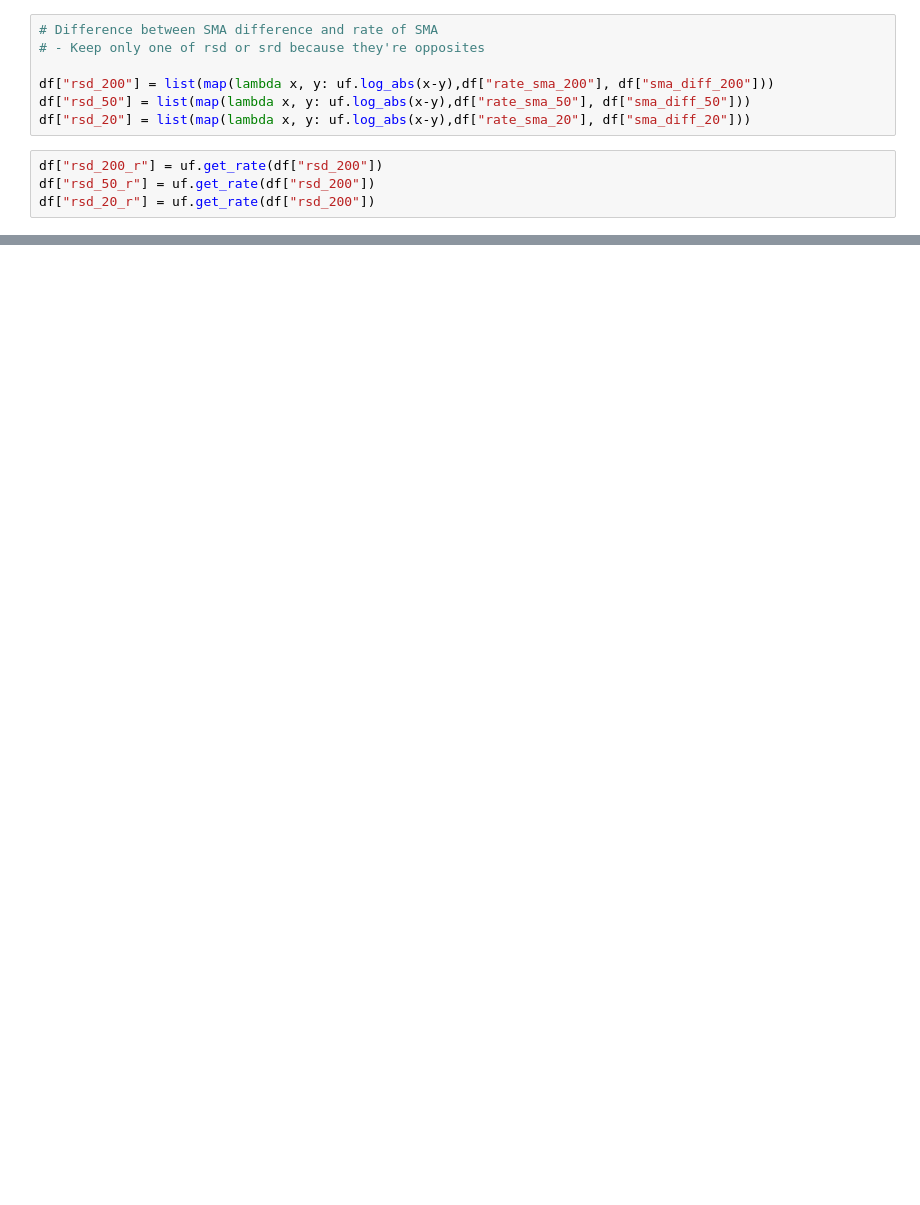
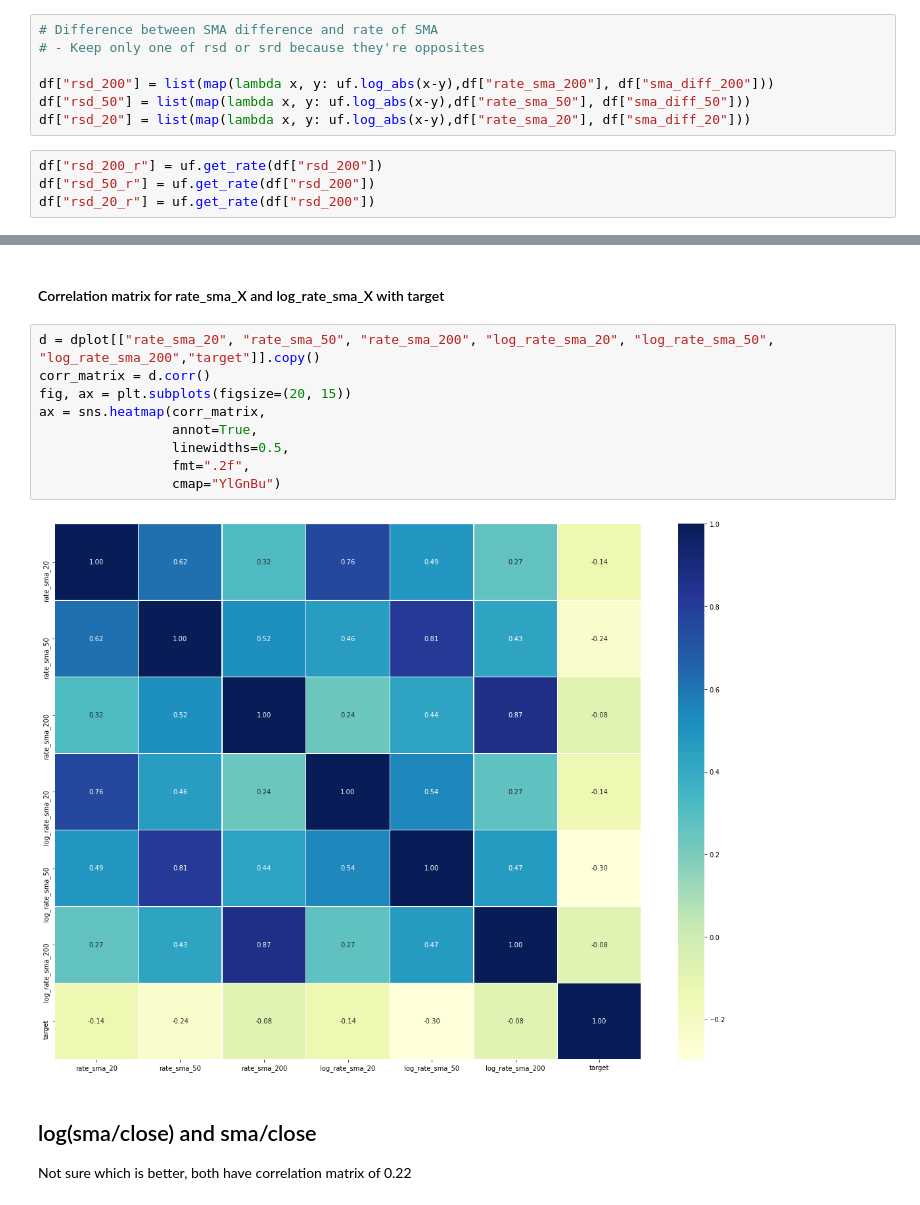
Before and after one commit to sunnymnie/bruh-moments, a Jupyter notebook: crypto/ml-analysis/data-analysis/sma-analysis.ipynb, the cells around one changed output, grey strips where cells are left out. Saved outputs shown, nothing was run; the diff lists cells and outputs as text; blank space fills up the shorter version.

```diff
--- a/crypto/ml-analysis/data-analysis/sma-analysis.ipynb
+++ b/crypto/ml-analysis/data-analysis/sma-analysis.ipynb
@@ -157,0 +187,17 @@ plt.show()
+# %% [markdown]
+#### Correlation matrix for rate_sma_X and log_rate_sma_X with target
+# %%
+d = dplot[["rate_sma_20", "rate_sma_50", "rate_sma_200", "log_rate_sma_20", "log_rate_sma_50", "log_rate_sma_200","target"]].copy()
+corr_matrix = d.corr()
+fig, ax = plt.subplots(figsize=(20, 15))
+ax = sns.heatmap(corr_matrix,
+                 annot=True,
+                 linewidths=0.5,
+                 fmt=".2f",
+                 cmap="YlGnBu")
+# %% [output]
+[figure, added]
+# %% [markdown]
+## log(sma/close) and sma/close
+
+Not sure which is better, both have correlation matrix of 0.22
```
Also changed, not shown: parts of 26 cells of this notebook, 3 other files.
